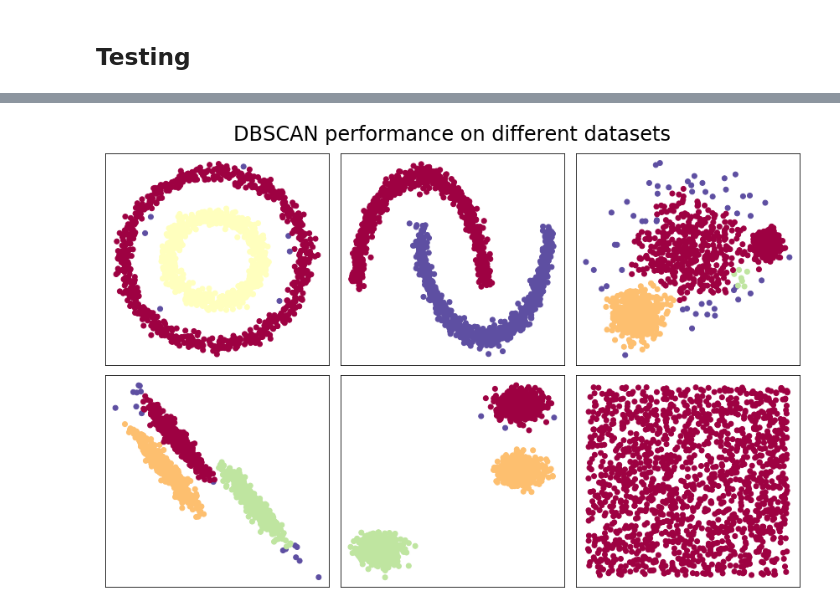
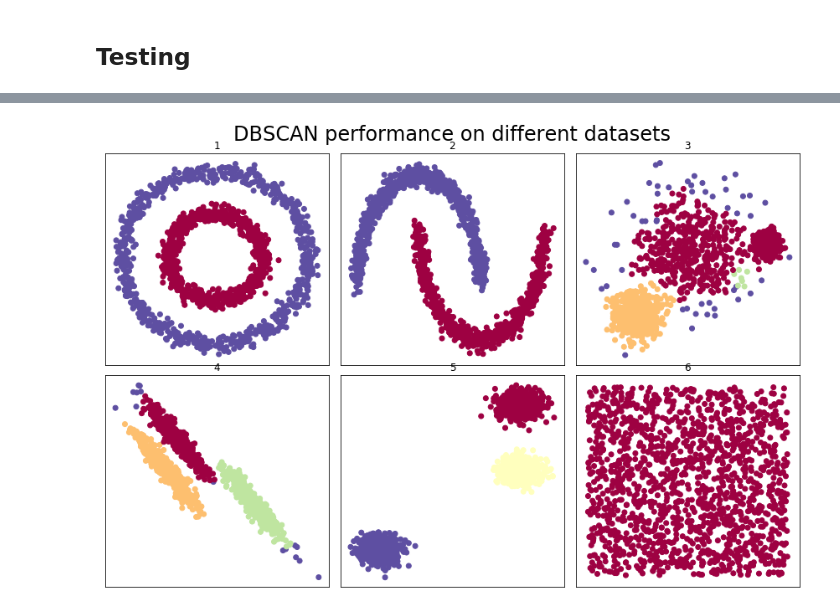
Before and after one commit to borsukvasyl/dbscan, a Jupyter notebook: DBSCAN.ipynb, the cells around one changed output, grey strips where cells are left out. Cells and saved outputs as stored; diff of their text form; code cells hidden in the pictures.

```diff
--- a/DBSCAN.ipynb
+++ b/DBSCAN.ipynb
@@ -82,36 +139,37 @@ aniso = X_aniso
 # blobs with varied variances
 varied = datasets.make_blobs(n_samples=n_samples,
                              cluster_std=[1.0, 2.5, 0.5],
                              random_state=random_state)[0]
 
 no_structure = np.random.rand(n_samples, 2)
 
 data = [
-    (noisy_circles, {'eps': 0.08}),
+    (noisy_circles, {'eps': 0.15}),
     (noisy_moons, {'eps': 0.2}),
     (varied, {'eps': .75}),
-    (aniso, {'eps': .36}),
-    (blobs, {'eps': 1}),
+    (aniso, {'eps': .365}),
+    (blobs, {'eps': 1.5}),
     (no_structure, {'eps': 0.3})
 ]
 
 plt.figure(figsize=(12, 8))
 plt.subplots_adjust(left=.02, right=.98, bottom=.02, top=.92, wspace=.05, hspace=.05)
 plt.suptitle("DBSCAN performance on different datasets", fontsize=24)
 
 for i in range(len(data)):
     dataset, conf = data[i][0], data[i][1]
 
     dbscan = DBSCAN(**conf)
-    labels = dbscan.fit(dataset)
+    labels = dbscan.fit_transform(dataset)
 
     unique_labels = np.unique(labels)
     colors = np.array([plt.cm.Spectral(each) for each in np.linspace(0, 1, len(unique_labels + 1))])
 
-    plt.subplot(2, 3, i + 1)
+    ax = plt.subplot(2, 3, i + 1)
+    ax.set_title(i+1)
     plt.scatter(dataset[:, 0], dataset[:, 1], color=colors[labels])
     plt.xticks(())
     plt.yticks(())
 plt.show()
 # %% [output]
-[figure, old version]
+[figure, new version]
```
Also changed, not shown: parts of 5 cells of this notebook, 1 other file.
